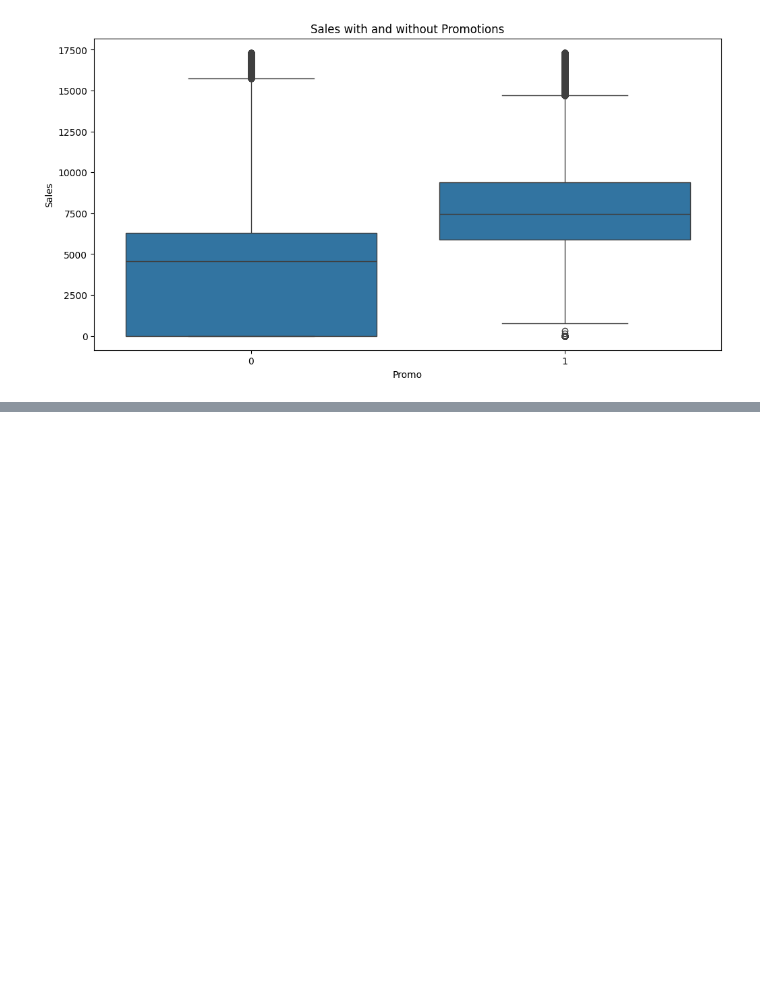
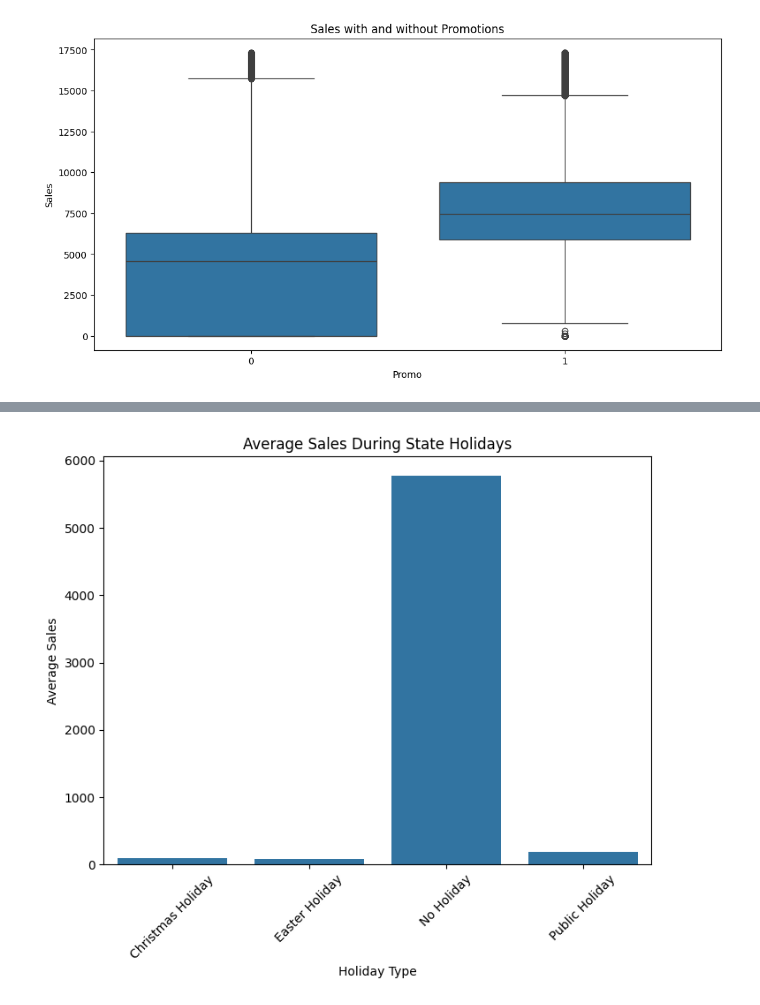
Before and after one commit to GetieBalew24/Rossmann--Sales-Prediction, a Jupyter notebook: notebooks/customer_purchasing_behavior_EDA.ipynb, the cells around one changed output, grey strips where cells are left out. Saved outputs shown, nothing was run; the diff lists cells and outputs as text; code cells hidden in the pictures; blank space fills up the shorter version.

Commit message:
average sales during State Holidays

```diff
--- a/notebooks/customer_purchasing_behavior_EDA.ipynb
+++ b/notebooks/customer_purchasing_behavior_EDA.ipynb
@@ -213,3 +213,6 @@ cba.plot_sales_promo_effect(train_cleaned)
 2025-01-03 19:50:25 - INFO - Using categorical units to plot a list of strings that are all parsable as floats or dates. If these strings should be plotted as numbers, cast to the appropriate data typ ...
 2025-01-03 19:50:25 - INFO - Using categorical units to plot a list of strings that are all parsable as floats or dates. If these strings should be plotted as numbers, cast to the appropriate data typ ...
 [figure]
+# %%
+cba.plot_sales_by_state_holiday(train_cleaned)
+# %% [output]
@@ -215,0 +220 @@ cba.plot_sales_promo_effect(train_cleaned)
+[figure, added]
```
Also changed, not shown: parts of 4 cells of this notebook, 1 other file.
